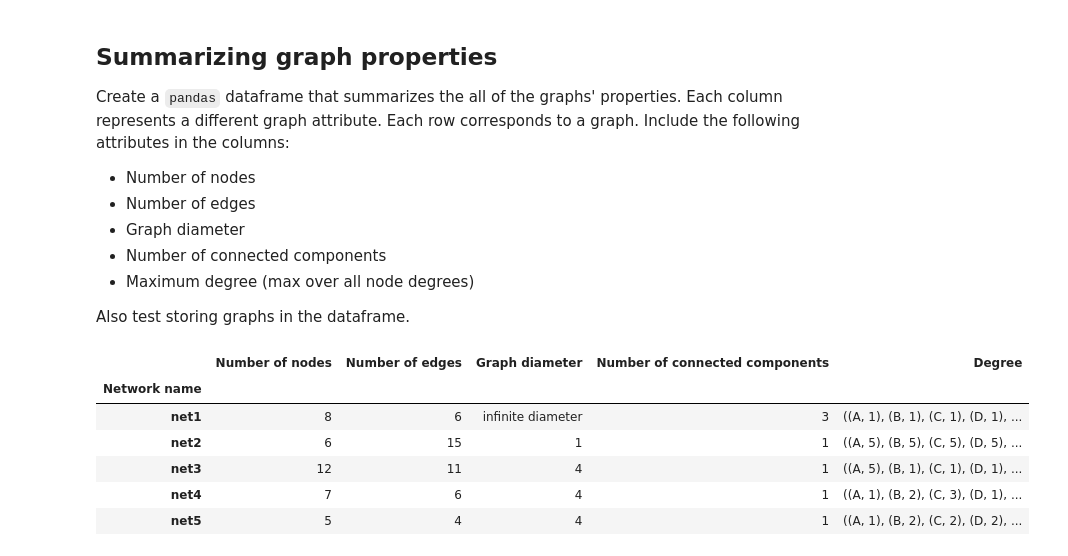
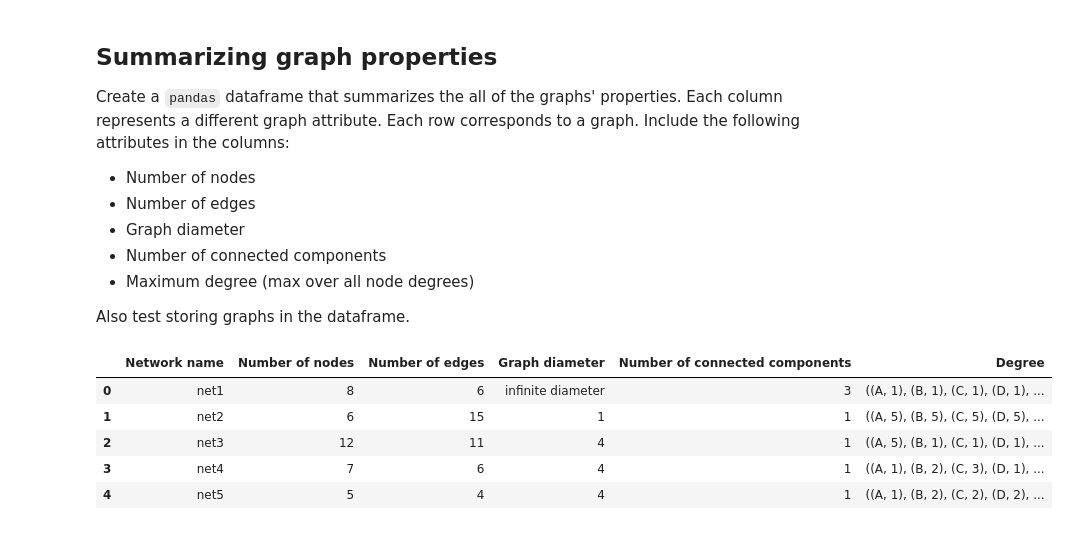
Before and after one commit to ajshedivy/Pathlinker-project, a Jupyter notebook: network-notebook-examples/exercises/explore_networks.ipynb, the cells around one changed output. Cells and saved outputs as stored; diff of their text form; code cells hidden in the pictures.

```diff
--- a/network-notebook-examples/exercises/explore_networks.ipynb
+++ b/network-notebook-examples/exercises/explore_networks.ipynb
@@ -278,11 +278,13 @@ data = {'Network name': keys,
 
 df = pd.DataFrame(data)
 df.set_index("Network name")
+pd.set_option('display.max_colwidth', -1)
-# %% [output]
-|  | Number of nodes | Number of edges | Graph diameter | Number of connected components | Degree |
-| Network name |  |  |  |  |  |
-| net1 | 8 | 6 | infinite diameter | 3 | ((A, 1), (B, 1), (C, 1), (D, 1), ... |
-| net2 | 6 | 15 | 1 | 1 | ((A, 5), (B, 5), (C, 5), (D, 5), ... |
-| net3 | 12 | 11 | 4 | 1 | ((A, 5), (B, 1), (C, 1), (D, 1), ... |
-| net4 | 7 | 6 | 4 | 1 | ((A, 1), (B, 2), (C, 3), (D, 1), ... |
-| net5 | 5 | 4 | 4 | 1 | ((A, 1), (B, 2), (C, 2), (D, 2), ... |
+# %%
+df
+# %% [output]
+|  | Network name | Number of nodes | Number of edges | Graph diameter | Number of connected components | Degree |
+| 0 | net1 | 8 | 6 | infinite diameter | 3 | ((A, 1), (B, 1), (C, 1), (D, 1), ... |
+| 1 | net2 | 6 | 15 | 1 | 1 | ((A, 5), (B, 5), (C, 5), (D, 5), ... |
+| 2 | net3 | 12 | 11 | 4 | 1 | ((A, 5), (B, 1), (C, 1), (D, 1), ... |
+| 3 | net4 | 7 | 6 | 4 | 1 | ((A, 1), (B, 2), (C, 3), (D, 1), ... |
+| 4 | net5 | 5 | 4 | 4 | 1 | ((A, 1), (B, 2), (C, 2), (D, 2), ... |
```
